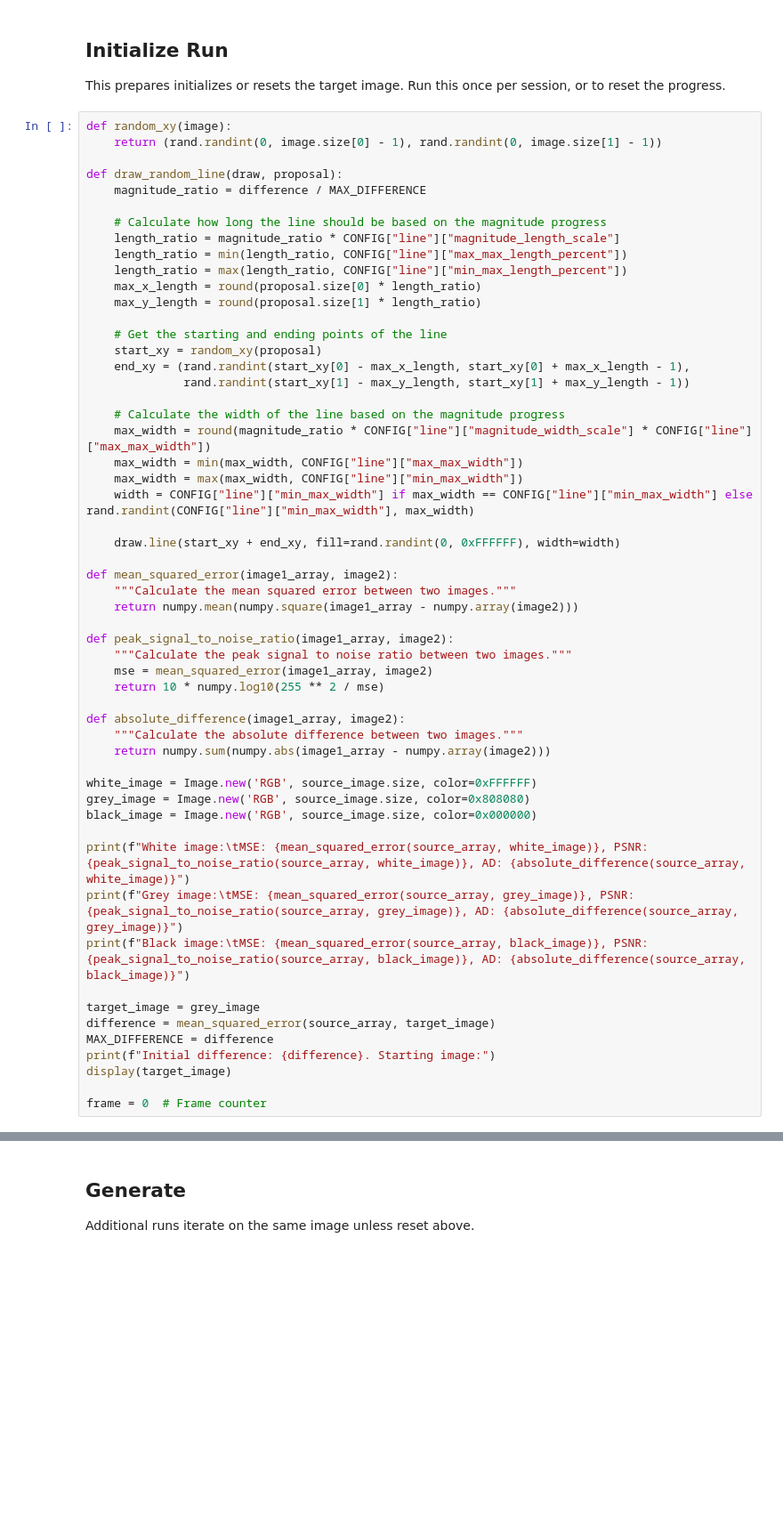
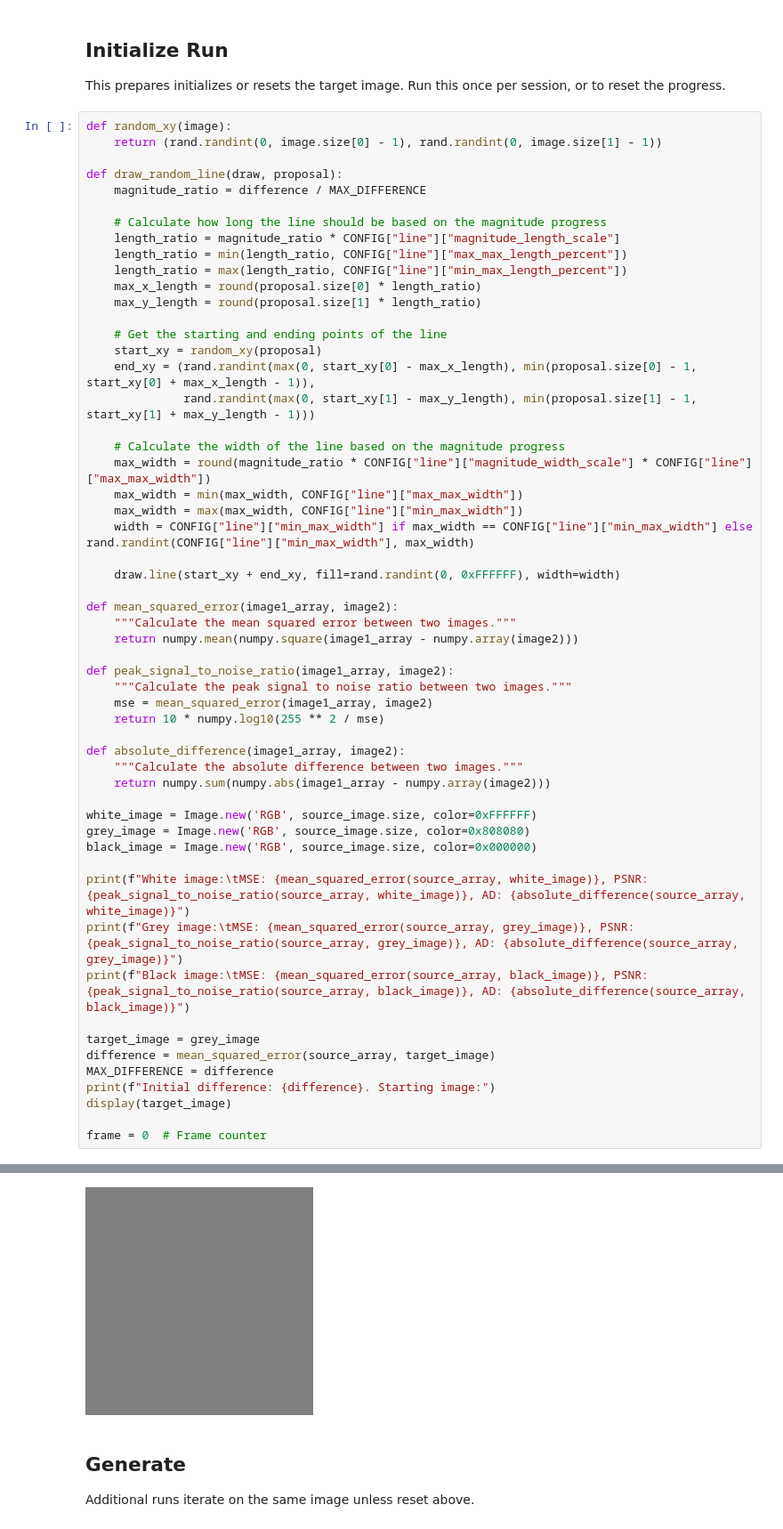
Before and after one commit to bragr/rando, a Jupyter notebook: rando.ipynb, the cells around one changed output, grey strips where cells are left out. Shown at 89% size. Drawn from its saved outputs; the diff is of its cells as text; blank space fills up the shorter version.

```diff
--- a/rando.ipynb
+++ b/rando.ipynb
@@ -36,8 +39,8 @@ def draw_random_line(draw, proposal):
 
     # Get the starting and ending points of the line
     start_xy = random_xy(proposal)
-    end_xy = (rand.randint(start_xy[0] - max_x_length, start_xy[0] + max_x_length - 1),
-              rand.randint(start_xy[1] - max_y_length, start_xy[1] + max_y_length - 1))
+    end_xy = (rand.randint(max(0, start_xy[0] - max_x_length), min(proposal.size[0] - 1, start_xy[0] + max_x_length - 1)),
+              rand.randint(max(0, start_xy[1] - max_y_length), min(proposal.size[1] - 1, start_xy[1] + max_y_length - 1)))
 
     # Calculate the width of the line based on the magnitude progress
     max_width = round(magnitude_ratio * CONFIG["line"]["magnitude_width_scale"] * CONFIG["line"]["max_max_width"])
@@ -75,3 +78,4 @@ print(f"Initial difference: {difference}. Starting image:")
 display(target_image)
 
 frame = 0  # Frame counter
+# %% [output]
@@ -78,3 +86,4 @@ frame = 0  # Frame counter
+[figure, added]
 # %% [markdown]
 ## Generate
 
```
Also changed, not shown: parts of 3 cells of this notebook.
